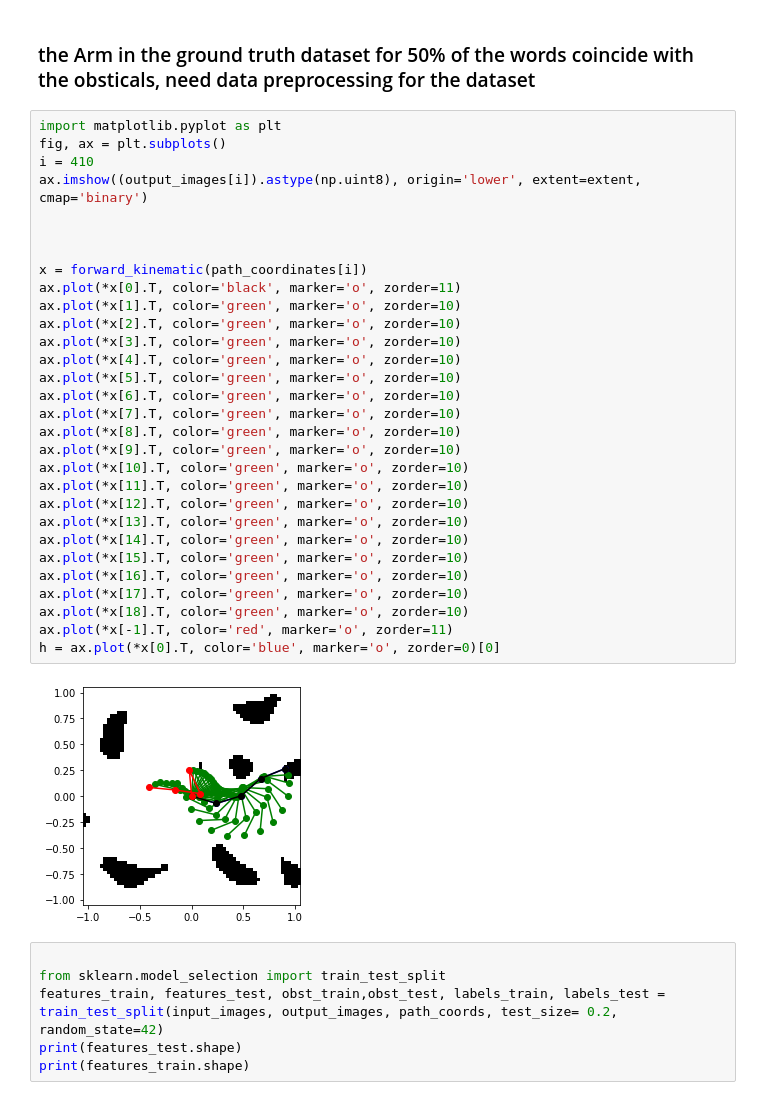
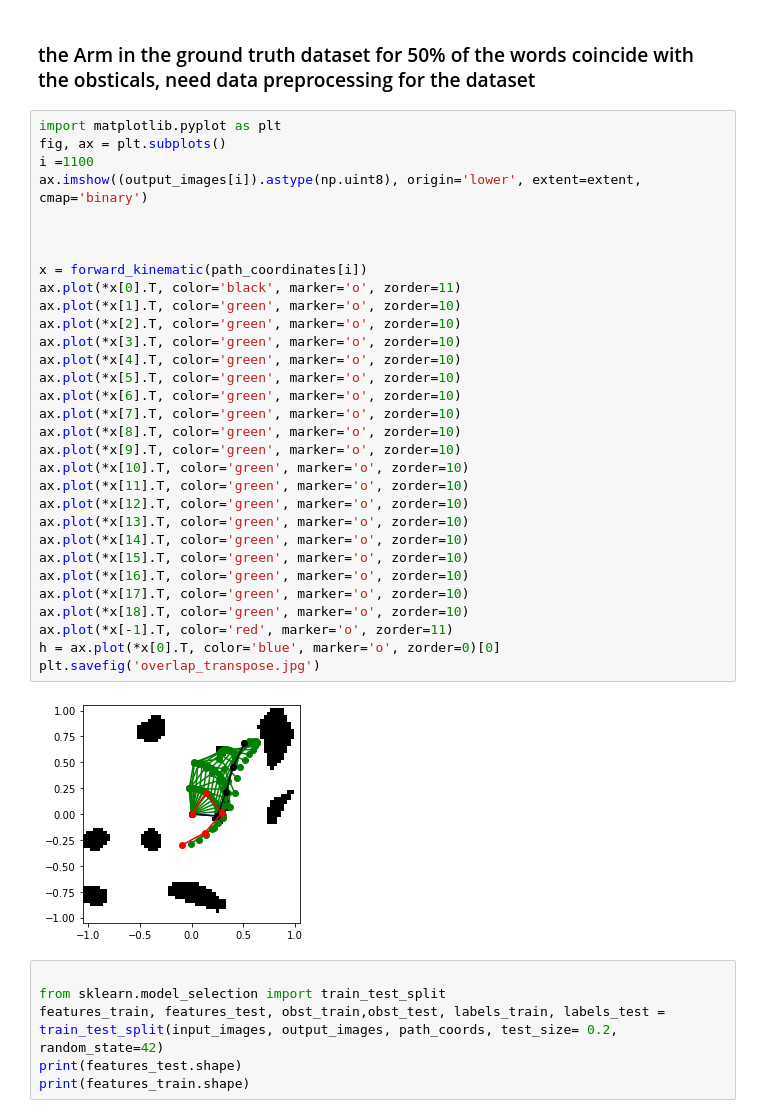
Before and after one commit to tabdar-khan/adlr_team_11, a Jupyter notebook: Anshasi/Robot_Motion_planing_arm_dataset_working_correct_multiple_world_by_choice.ipynb, the cells around one changed output. Drawn from its saved outputs; the diff is of its cells as text.

```diff
--- a/Anshasi/Robot_Motion_planing_arm_dataset_working_correct_multiple_world_by_choice.ipynb
+++ b/Anshasi/Robot_Motion_planing_arm_dataset_working_correct_multiple_world_by_choice.ipynb
@@ -464,35 +467,36 @@ Output Images Shape after Reshaping:  (975, 20, 4)
 # %%
 import matplotlib.pyplot as plt
 fig, ax = plt.subplots()
-i = 410
+i =1100
 ax.imshow((output_images[i]).astype(np.uint8), origin='lower', extent=extent, cmap='binary')
 
 
 
 x = forward_kinematic(path_coordinates[i])
 ax.plot(*x[0].T, color='black', marker='o', zorder=11)
 ax.plot(*x[1].T, color='green', marker='o', zorder=10)
 ax.plot(*x[2].T, color='green', marker='o', zorder=10)
 ax.plot(*x[3].T, color='green', marker='o', zorder=10)
 ax.plot(*x[4].T, color='green', marker='o', zorder=10)
 ax.plot(*x[5].T, color='green', marker='o', zorder=10)
 ax.plot(*x[6].T, color='green', marker='o', zorder=10)
 ax.plot(*x[7].T, color='green', marker='o', zorder=10)
 ax.plot(*x[8].T, color='green', marker='o', zorder=10)
 ax.plot(*x[9].T, color='green', marker='o', zorder=10)
 ax.plot(*x[10].T, color='green', marker='o', zorder=10)
 ax.plot(*x[11].T, color='green', marker='o', zorder=10)
 ax.plot(*x[12].T, color='green', marker='o', zorder=10)
 ax.plot(*x[13].T, color='green', marker='o', zorder=10)
 ax.plot(*x[14].T, color='green', marker='o', zorder=10)
 ax.plot(*x[15].T, color='green', marker='o', zorder=10)
 ax.plot(*x[16].T, color='green', marker='o', zorder=10)
 ax.plot(*x[17].T, color='green', marker='o', zorder=10)
 ax.plot(*x[18].T, color='green', marker='o', zorder=10)
 ax.plot(*x[-1].T, color='red', marker='o', zorder=11)
 h = ax.plot(*x[0].T, color='blue', marker='o', zorder=0)[0]
+plt.savefig('overlap_transpose.jpg')
 # %% [output]
-[figure, old version]
+[figure, new version]
 # %%
 
 from sklearn.model_selection import train_test_split
```
Also changed, not shown: parts of 8 cells of this notebook.
